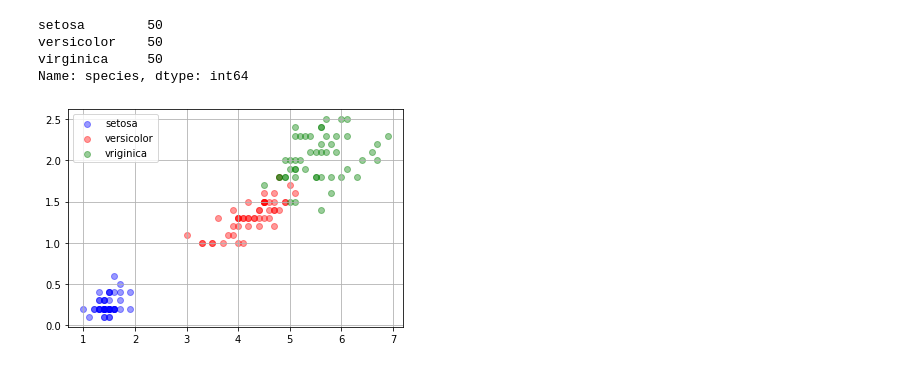
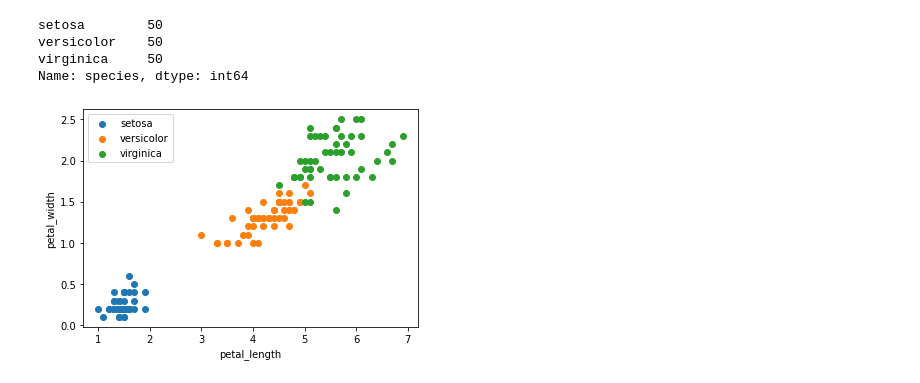
Before and after one commit to Gasijiyo/FirstStep_Python, a Jupyter notebook: py21_matplotlib.ipynb, the cells around one changed output. Cells and saved outputs as stored; diff of their text form; code cells hidden in the pictures.

```diff
--- a/py21_matplotlib.ipynb
+++ b/py21_matplotlib.ipynb
@@ -654,20 +695,32 @@ versicolor    50
 virginica     50
 Name: species, dtype: int64
 # %%
-set_length = iris[iris['species']=='setosa']['petal_length']
-ver_length = iris[iris['species']=='versicolor']['petal_length']
-vir_length = iris[iris['species']=='virginica']['petal_length']
+# set_length = iris[iris['species']=='setosa']['petal_length']
+# ver_length = iris[iris['species']=='versicolor']['petal_length']
+# vir_length = iris[iris['species']=='virginica']['petal_length']
 
-set_width = iris[iris['species']=='setosa']['petal_width']
-ver_width = iris[iris['species']=='versicolor']['petal_width']
-vir_width = iris[iris['species']=='virginica']['petal_width']
+# set_width = iris[iris['species']=='setosa']['petal_width']
+# ver_width = iris[iris['species']=='versicolor']['petal_width']
+# vir_width = iris[iris['species']=='virginica']['petal_width']
 
-plt.scatter(x=set_length, y=set_width, color='blue', alpha=0.4, label='setosa')
-plt.scatter(x=ver_length, y=ver_width, color='red', alpha=0.4, label='versicolor')
-plt.scatter(x=vir_length, y=vir_width, color='green', alpha=0.4, label='vriginica')
+# plt.scatter(x=set_length, y=set_width, color='blue', alpha=0.4, label='setosa')
+# plt.scatter(x=ver_length, y=ver_width, color='red', alpha=0.4, label='versicolor')
+# plt.scatter(x=vir_length, y=vir_width, color='green', alpha=0.4, label='vriginica')
+
+# plt.legend()
+# plt.grid()
+# plt.show()
+
+species = iris['species'].unique()
+
+for s in species:
+    subset = iris[iris['species']== s]  # 품종별 부분집합
+    plt.scatter(x=subset['petal_length'], y=subset['petal_width'],
+                label=s)
 
 plt.legend()
-plt.grid()
+plt.xlabel('petal_length')
+plt.ylabel('petal_width')
 plt.show()
 # %% [output]
-[figure, old version]
+[figure, new version]
```
Also changed, not shown: parts of 8 cells of this notebook.
